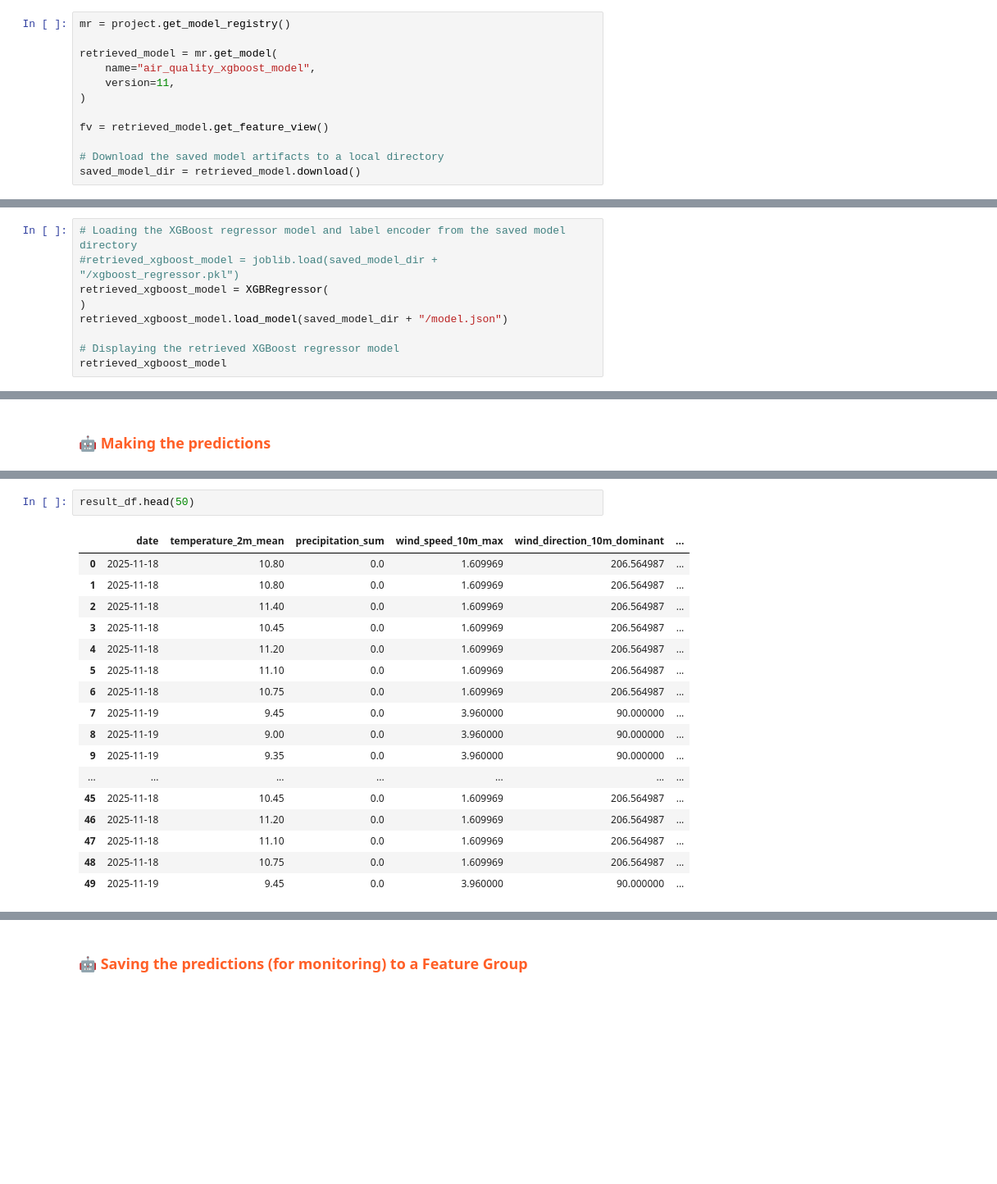
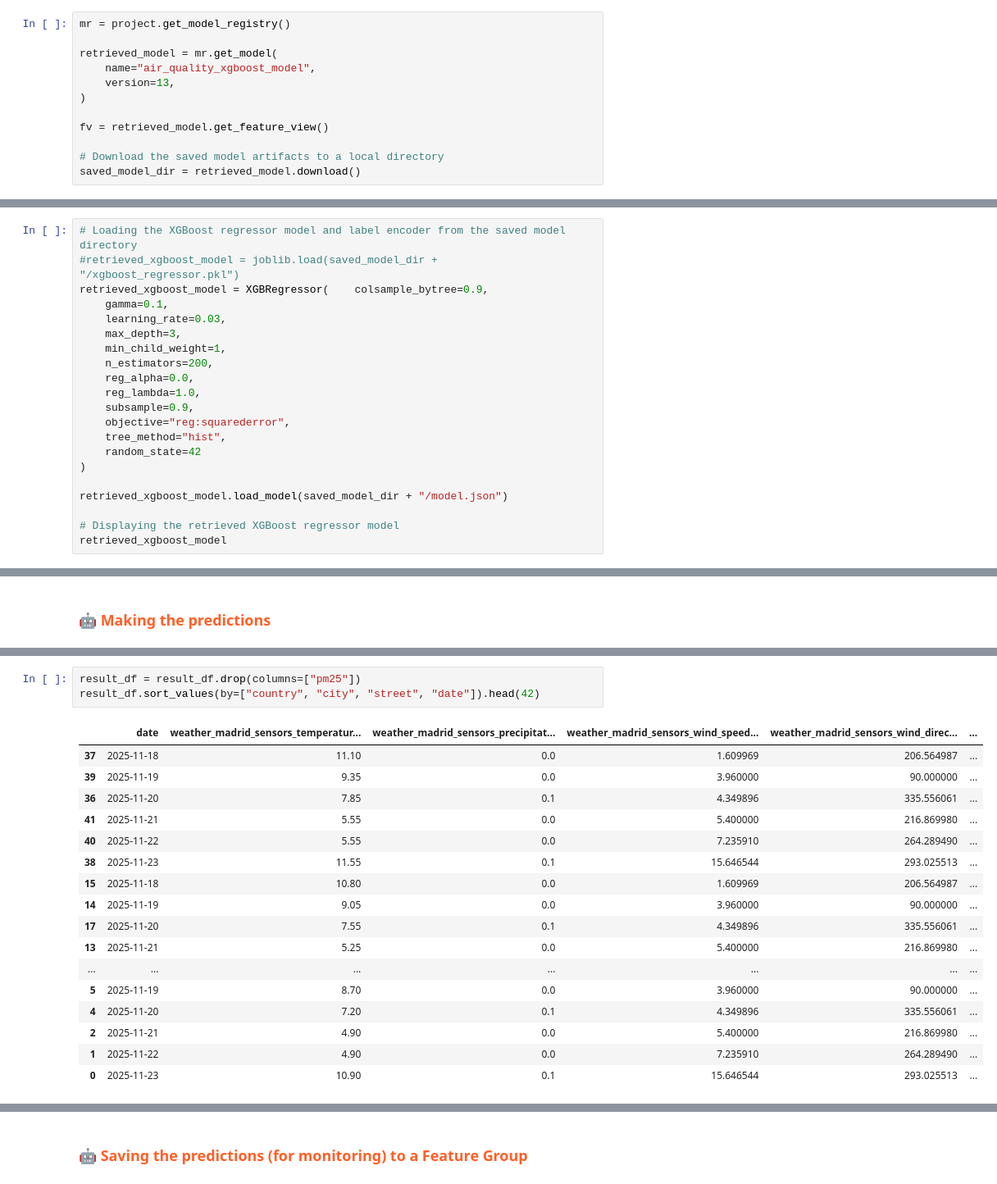
Before and after one commit to david-bazalduaa/Air-Quality-Prediction-Service-Madrid, a Jupyter notebook: notebooks/4_air_quality_batch_inference.ipynb, the cells around one changed output, grey strips where cells are left out. Shown: that part at 82% size. Cells and saved outputs as stored; diff of their text form; blank space fills up the shorter version.

```diff
--- a/notebooks/4_air_quality_batch_inference.ipynb
+++ b/notebooks/4_air_quality_batch_inference.ipynb
@@ -94,7 +96,7 @@ mr = project.get_model_registry()
 
 retrieved_model = mr.get_model(
     name="air_quality_xgboost_model",
-    version=11,
+    version=13,
 )
 
 fv = retrieved_model.get_feature_view()
@@ -115,8 +117,20 @@ Downloading model artifact (1 dirs, 9 files)... DONE
 # %%
 # Loading the XGBoost regressor model and label encoder from the saved model directory
 #retrieved_xgboost_model = joblib.load(saved_model_dir + "/xgboost_regressor.pkl")
-retrieved_xgboost_model = XGBRegressor(
+retrieved_xgboost_model = XGBRegressor(    colsample_bytree=0.9,
+    gamma=0.1,
+    learning_rate=0.03,
+    max_depth=3,
+    min_child_weight=1,
+    n_estimators=200,
+    reg_alpha=0.0,
+    reg_lambda=1.0,
+    subsample=0.9,
+    objective="reg:squarederror",
+    tree_method="hist",
+    random_state=42
 )
+
 retrieved_xgboost_model.load_model(saved_model_dir + "/model.json")
 
 # Displaying the retrieved XGBoost regressor model
@@ -326,21 +331,22 @@ Finished: Reading data from Hopsworks, using Hopsworks Feature Query Service (2.
 # %%
-result_df.head(50)
+result_df = result_df.drop(columns=["pm25"])
+result_df.sort_values(by=["country", "city", "street", "date"]).head(42)
 # %% [output]
-|  | date | temperature_2m_mean | precipitation_sum | wind_speed_10m_max | wind_direction_10m_dominant | ... |
-| 0 | 2025-11-18 | 10.80 | 0.0 | 1.609969 | 206.564987 | ... |
-| 1 | 2025-11-18 | 10.80 | 0.0 | 1.609969 | 206.564987 | ... |
-| 2 | 2025-11-18 | 11.40 | 0.0 | 1.609969 | 206.564987 | ... |
-| 3 | 2025-11-18 | 10.45 | 0.0 | 1.609969 | 206.564987 | ... |
-| 4 | 2025-11-18 | 11.20 | 0.0 | 1.609969 | 206.564987 | ... |
-| 5 | 2025-11-18 | 11.10 | 0.0 | 1.609969 | 206.564987 | ... |
-| 6 | 2025-11-18 | 10.75 | 0.0 | 1.609969 | 206.564987 | ... |
-| 7 | 2025-11-19 | 9.45 | 0.0 | 3.960000 | 90.000000 | ... |
-| 8 | 2025-11-19 | 9.00 | 0.0 | 3.960000 | 90.000000 | ... |
-| 9 | 2025-11-19 | 9.35 | 0.0 | 3.960000 | 90.000000 | ... |
+|  | date | weather_madrid_sensors_temperatur... | weather_madrid_sensors_precipitat... | weather_madrid_sensors_wind_speed... | weather_madrid_sensors_wind_direc... | ... |
+| 37 | 2025-11-18 | 11.10 | 0.0 | 1.609969 | 206.564987 | ... |
+| 39 | 2025-11-19 | 9.35 | 0.0 | 3.960000 | 90.000000 | ... |
+| 36 | 2025-11-20 | 7.85 | 0.1 | 4.349896 | 335.556061 | ... |
+| 41 | 2025-11-21 | 5.55 | 0.0 | 5.400000 | 216.869980 | ... |
+| 40 | 2025-11-22 | 5.55 | 0.0 | 7.235910 | 264.289490 | ... |
+| 38 | 2025-11-23 | 11.55 | 0.1 | 15.646544 | 293.025513 | ... |
+| 15 | 2025-11-18 | 10.80 | 0.0 | 1.609969 | 206.564987 | ... |
+| 14 | 2025-11-19 | 9.05 | 0.0 | 3.960000 | 90.000000 | ... |
+| 17 | 2025-11-20 | 7.55 | 0.1 | 4.349896 | 335.556061 | ... |
+| 13 | 2025-11-21 | 5.25 | 0.0 | 5.400000 | 216.869980 | ... |
 | ... | ... | ... | ... | ... | ... | ... |
-| 45 | 2025-11-18 | 10.45 | 0.0 | 1.609969 | 206.564987 | ... |
-| 46 | 2025-11-18 | 11.20 | 0.0 | 1.609969 | 206.564987 | ... |
-| 47 | 2025-11-18 | 11.10 | 0.0 | 1.609969 | 206.564987 | ... |
-| 48 | 2025-11-18 | 10.75 | 0.0 | 1.609969 | 206.564987 | ... |
-| 49 | 2025-11-19 | 9.45 | 0.0 | 3.960000 | 90.000000 | ... |
+| 5 | 2025-11-19 | 8.70 | 0.0 | 3.960000 | 90.000000 | ... |
+| 4 | 2025-11-20 | 7.20 | 0.1 | 4.349896 | 335.556061 | ... |
+| 2 | 2025-11-21 | 4.90 | 0.0 | 5.400000 | 216.869980 | ... |
+| 1 | 2025-11-22 | 4.90 | 0.0 | 7.235910 | 264.289490 | ... |
+| 0 | 2025-11-23 | 10.90 | 0.1 | 15.646544 | 293.025513 | ... |
 # %%
```
Also changed, not shown: parts of 20 cells of this notebook, 19 other files.
